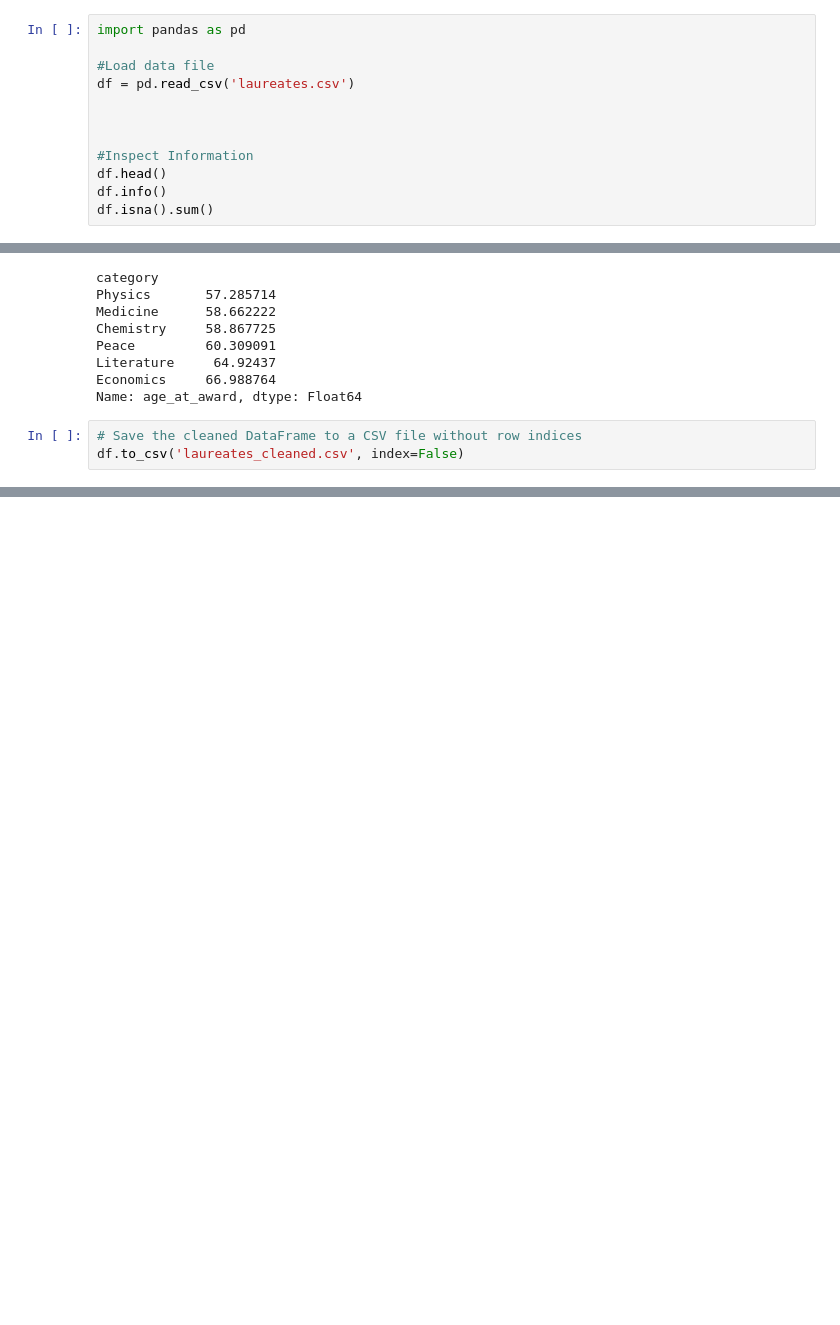
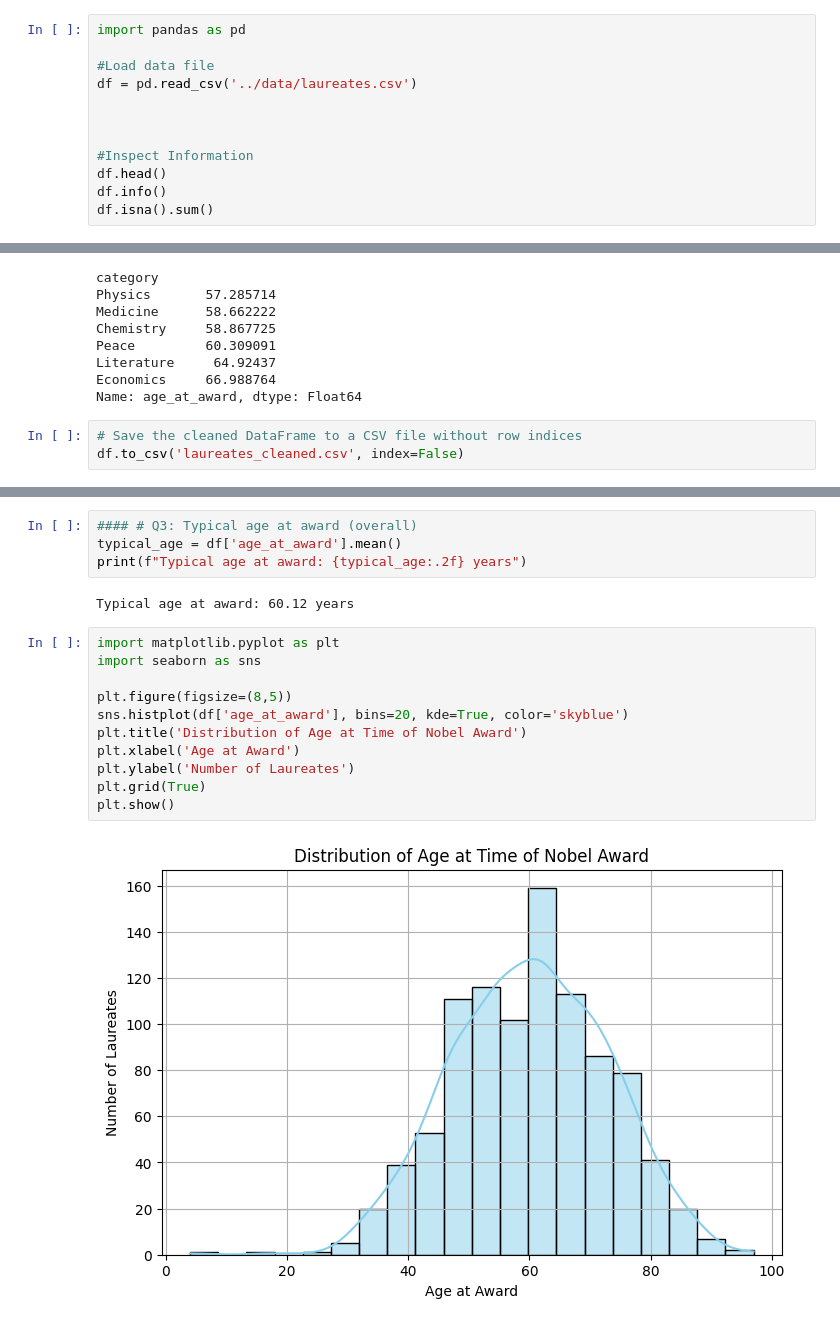
Before and after one commit to ChanKimm/Project2-Data-Analysis-with-Pandas, a Jupyter notebook: notebooks/project_2_cleaned.ipynb, the cells around one changed output, grey strips where cells are left out. Cells and saved outputs as stored; diff of their text form; blank space fills up the shorter version.

Commit message:
Added visualization and analysis for Q3: Typical Age at Award Q4: Gender distribution

```diff
--- a/notebooks/project_2_cleaned.ipynb
+++ b/notebooks/project_2_cleaned.ipynb
@@ -31,7 +31,7 @@ This dataset contains information about Nobel Prize winners including their name
 import pandas as pd
 
 #Load data file
-df = pd.read_csv('laureates.csv')
+df = pd.read_csv('../data/laureates.csv')
 
 
 
@@ -227,3 +227,22 @@ df_small.head(15)
 #### Question 6 - What is the distribution of Nobel Prizes across different categories (e.g., Physics, Peace, Literature)?
 
 #### Question 7 - What is the average age at which laureates receive their Nobel Prize, broken down by category?
+# %%
+#### # Q3: Typical age at award (overall)
+typical_age = df['age_at_award'].mean()
+print(f"Typical age at award: {typical_age:.2f} years")
+# %% [output]
+Typical age at award: 60.12 years
+# %%
+import matplotlib.pyplot as plt
+import seaborn as sns
+
+plt.figure(figsize=(8,5))
+sns.histplot(df['age_at_award'], bins=20, kde=True, color='skyblue')
+plt.title('Distribution of Age at Time of Nobel Award')
+plt.xlabel('Age at Award')
+plt.ylabel('Number of Laureates')
+plt.grid(True)
+plt.show()
+# %% [output]
+[figure, added]
```
Also changed, not shown: parts of 6 cells of this notebook, 1 other file.
